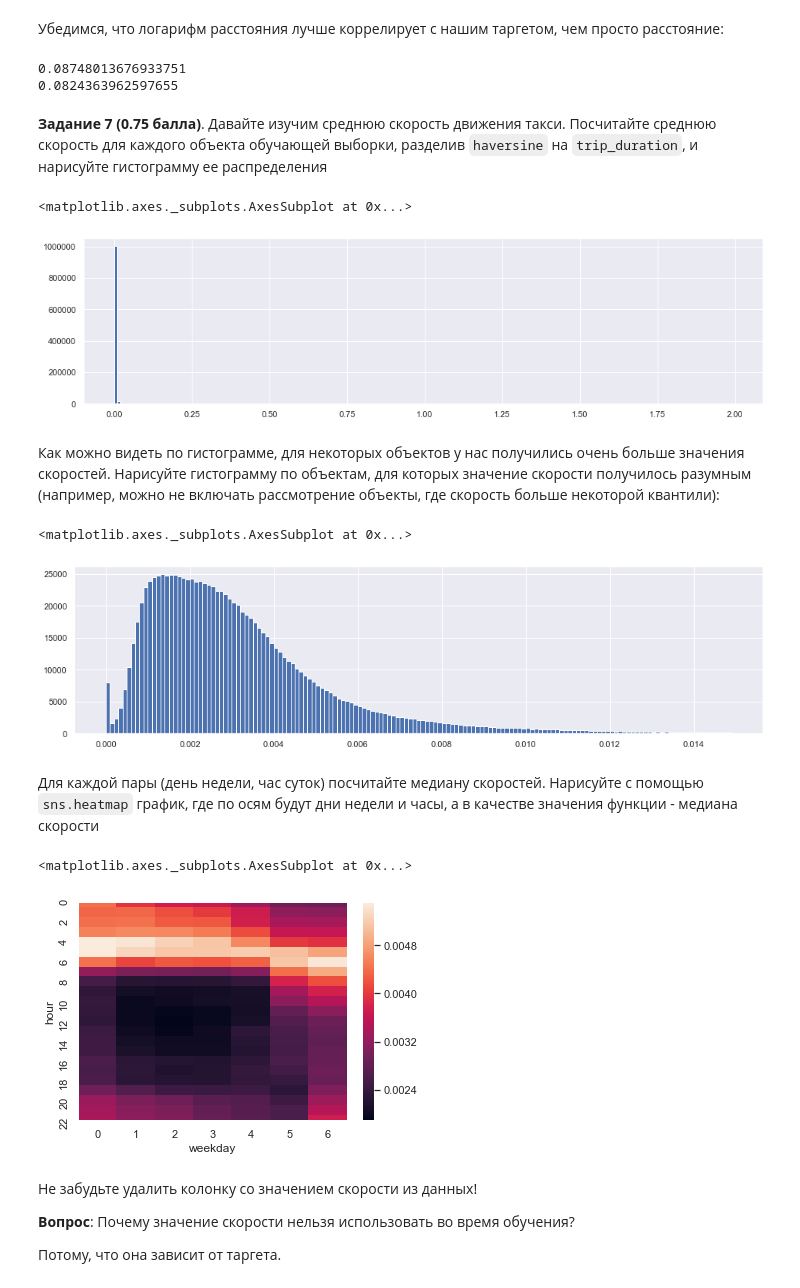
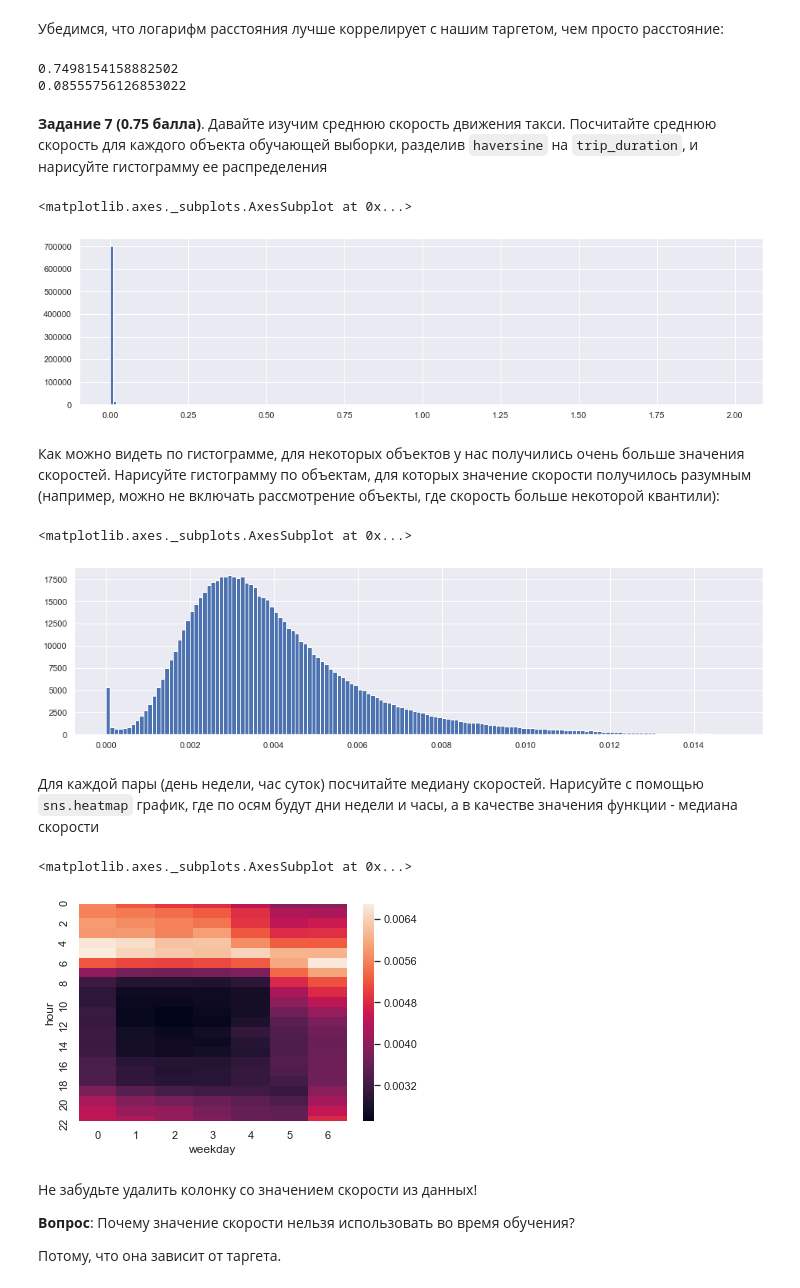
Before and after one commit to charzik/ml-hw, a Jupyter notebook: hw2/homework-practice-02.ipynb, the cells around one changed output. Cells and saved outputs as stored; diff of their text form; code cells hidden in the pictures.

```diff
--- a/hw2/homework-practice-02.ipynb
+++ b/hw2/homework-practice-02.ipynb
@@ -139,0 +130,8 @@ See the caveats in the documentation: http://pandas.pydata.org/pandas-docs/stabl
+# %%
+data['log_trip_duration'] = np.log1p(data['trip_duration'])
+y = data['log_trip_duration']
+X = data.drop(columns=['trip_duration', 'log_trip_duration'])
+
+X_train, X_test, y_train, y_test = train_test_split(X, y, test_size=0.3, random_state=10)
+
+sns.distplot(y_train)
@@ -243,0 +247,15 @@ tmp['anomaly'] = tmp.apply(func, axis=1)
+# %%
+def func(row):
+    return row['dayofyear'] in [23, 151]
+
+X_train['month'] = X_train['pickup_datetime'].dt.month
+X_train['hour'] = X_train['pickup_datetime'].dt.hour
+X_train['weekday'] = X_train['pickup_datetime'].dt.weekday
+X_train['dayofyear'] = X_train['pickup_datetime'].dt.dayofyear
+X_train['anomaly'] = X_train.apply(func, axis=1)
+
+X_test['month'] = X_test['pickup_datetime'].dt.month
+X_test['hour'] = X_test['pickup_datetime'].dt.hour
+X_test['weekday'] = X_test['pickup_datetime'].dt.weekday
+X_test['dayofyear'] = X_test['pickup_datetime'].dt.dayofyear
+X_test['anomaly'] = X_test.apply(func, axis=1)
@@ -302,7 +361,8 @@ Map(basemap={'url': 'http://server.arcgisonline.com/ArcGIS/rest/services/NatGeo_
 from haversine import haversine
 
 def func(row):
-    return haversine((row['pickup_longitude'],row['pickup_latitude']),
-                     (row['dropoff_longitude'],row['dropoff_latitude']))
+    return haversine((row['pickup_latitude'], row['pickup_longitude']),
+                     (row['dropoff_latitude'], row['dropoff_longitude']))
 
-tmp['haversine'] = tmp.apply(func, axis=1)
+X_train['haversine'] = X_train.apply(func, axis=1)
+X_test['haversine'] = X_train.apply(func, axis=1)
@@ -312,0 +381,3 @@ tmp['haversine_log'] = np.log1p(tmp['haversine'])
+# %%
+X_train['haversine_log'] = np.log1p(X_train['haversine'])
+X_test['haversine_log'] = np.log1p(X_test['haversine'])
@@ -313,35 +394,35 @@ tmp['haversine_log'] = np.log1p(tmp['haversine'])
 # %% [markdown]
 Убедимся, что логарифм расстояния лучше коррелирует с нашим таргетом, чем просто расстояние:
 # %%
-print(tmp['haversine_log'].corr(y_train))
-print(tmp['haversine'].corr(y_train))
+print(X_train['haversine_log'].corr(y_train))
+print(X_train['haversine'].corr(trip_duration_train))
 # %% [output]
-0.08748013676933751
-0.0824363962597655
+0.7498154158882502
+0.08555756126853022
 # %% [markdown]
 **Задание 7 (0.75 балла)**. Давайте изучим среднюю скорость движения такси. Посчитайте среднюю скорость для каждого объекта обучающей выборки, разделив `haversine` на `trip_duration`, и нарисуйте гистограмму ее распределения
 # %%
-av_speed = np.divide(tmp['haversine'], y_train)
+av_speed = np.divide(X_train['haversine'], trip_duration_train)
 fig, axs = plt.subplots(figsize=(16, 4), ncols=1)
 axs.hist(av_speed, np.arange(0, 2, 0.01))
 axs
 # %% [output]
 <matplotlib.axes._subplots.AxesSubplot at 0x...>
-[figure, old version]
+[figure, new version]
 # %% [markdown]
 Как можно видеть по гистограмме, для некоторых объектов у нас получились очень больше значения скоростей. Нарисуйте гистограмму по объектам, для которых значение скорости получилось разумным (например, можно не включать рассмотрение объекты, где скорость больше некоторой квантили):
 # %%
-av_speed = np.divide(tmp['haversine'], y_train)
+av_speed = np.divide(X_train['haversine'], trip_duration_train)
 fig, axs = plt.subplots(figsize=(16, 4), ncols=1)
 axs.hist(av_speed, np.arange(0, 0.015, 0.0001))
 axs
 # %% [output]
 <matplotlib.axes._subplots.AxesSubplot at 0x...>
-[figure, old version]
+[figure, new version]
 # %% [markdown]
 Для каждой пары (день недели, час суток) посчитайте медиану скоростей. Нарисуйте с помощью `sns.heatmap` график, где по осям будут дни недели и часы, а в качестве значения функции - медиана скорости
 # %%
-with_speed = tmp.copy()
+with_speed = X_train.copy()
 with_speed['speed'] = av_speed
 with_speed = with_speed.groupby(['weekday', 'hour'])['speed'].median()
 with_speed = with_speed.reset_index()
@@ -350,7 +431,7 @@ with_speed = with_speed.pivot('hour', 'weekday', 'speed')
 sns.heatmap(with_speed)
 # %% [output]
 <matplotlib.axes._subplots.AxesSubplot at 0x...>
-[figure, old version]
+[figure, new version]
 # %% [markdown]
 Не забудьте удалить колонку со значением скорости из данных!
 
```
Also changed, not shown: parts of 30 cells of this notebook.
